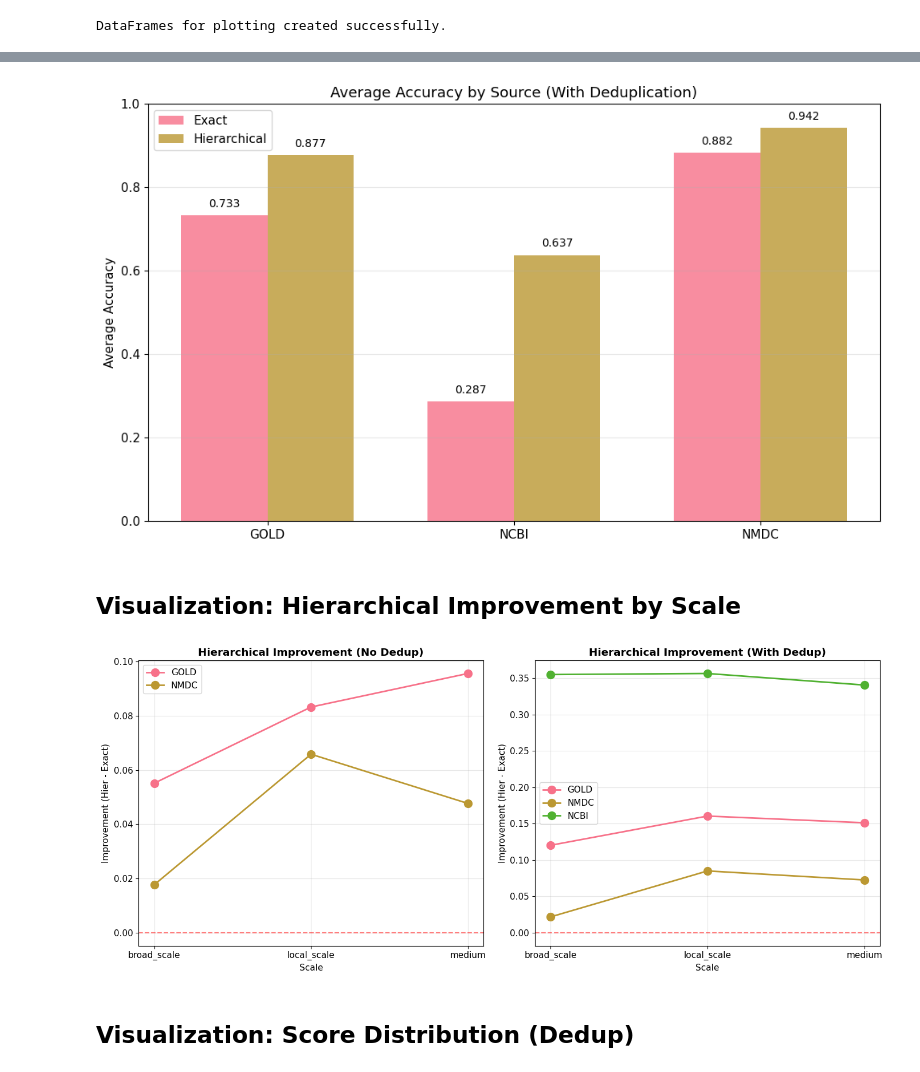
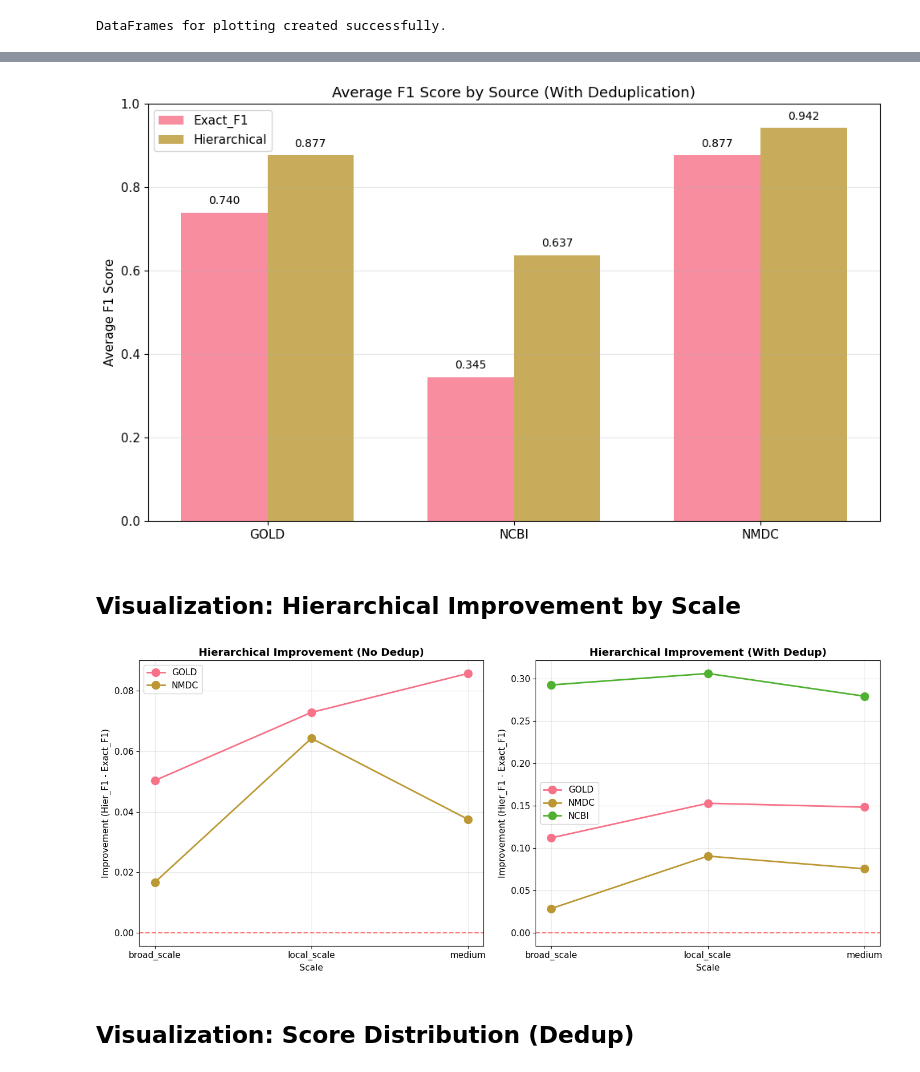
Before and after one commit to contextualizer-ai/env-embeddings, a Jupyter notebook: notebooks/rf_hierarchical_scoring.ipynb, the cells around one changed output, grey strips where cells are left out. Saved outputs shown, nothing was run; the diff lists cells and outputs as text; code cells hidden in the pictures.

```diff
--- a/notebooks/rf_hierarchical_scoring.ipynb
+++ b/notebooks/rf_hierarchical_scoring.ipynb
@@ -135,16 +135,16 @@ for source_name, df in datasets_no_dedup.items():
         y_pred = result['y_test_pred']
         scores = [hierarchical_score(pred, true, ontology)
                   for pred, true in zip(y_pred, y_test)]
-        hier_acc = np.mean(scores)
-        exact_acc = result['test_accuracy']
+        hier_f1 = np.mean(scores)
+        exact_f1 = result['test_f1']
 
         hier_results_no_dedup[source_name][scale] = {
-            'exact_acc': exact_acc,
-            'hier_acc': hier_acc,
-            'improvement': hier_acc - exact_acc,
+            'exact_f1': exact_f1,
+            'hier_f1': hier_f1,
+            'improvement': hier_f1 - exact_f1,
             'n_classes': result['n_classes'],
             'scores': scores,
         }
-        print(f'  {scale}: {exact_acc:.4f} -> {hier_acc:.4f} (+{hier_acc-exact_acc:.4f})')
+        print(f'  {scale}: {exact_f1:.4f} -> {hier_f1:.4f} (+{hier_f1-exact_f1:.4f})')
 # %% [output]
 Training: GOLD (no dedup)
@@ -180,16 +180,16 @@ for source_name, df in datasets_dedup.items():
         y_pred = result['y_test_pred']
         scores = [hierarchical_score(pred, true, ontology)
                   for pred, true in zip(y_pred, y_test)]
-        hier_acc = np.mean(scores)
-        exact_acc = result['test_accuracy']
+        hier_f1 = np.mean(scores)
+        exact_f1 = result['test_f1']
 
         hier_results_dedup[source_name][scale] = {
-            'exact_acc': exact_acc,
-            'hier_acc': hier_acc,
-            'improvement': hier_acc - exact_acc,
+            'exact_f1': exact_f1,
+            'hier_f1': hier_f1,
+            'improvement': hier_f1 - exact_f1,
             'n_classes': result['n_classes'],
             'scores': scores,
         }
-        print(f'  {scale}: {exact_acc:.4f} -> {hier_acc:.4f} (+{hier_acc-exact_acc:.4f})')
+        print(f'  {scale}: {exact_f1:.4f} -> {hier_f1:.4f} (+{hier_f1-exact_f1:.4f})')
 # %% [output]
 Training: GOLD (dedup)
@@ -214,8 +214,8 @@ for source, scales in hier_results_no_dedup.items():
         rows_no_dedup.append({
             'Source': source,
             'Scale': scale.replace('env_', ''),
-            'Exact': metrics['exact_acc'],
-            'Hier': metrics['hier_acc'],
+            'Exact_F1': metrics['exact_f1'],
+            'Hier_F1': metrics['hier_f1'],
             'Improvement': metrics['improvement']
         })
 df_no_dedup = pd.DataFrame(rows_no_dedup)
@@ -226,8 +226,8 @@ for source, scales in hier_results_dedup.items():
         rows_dedup.append({
             'Source': source,
             'Scale': scale.replace('env_', ''),
-            'Exact': metrics['exact_acc'],
-            'Hier': metrics['hier_acc'],
+            'Exact_F1': metrics['exact_f1'],
+            'Hier_F1': metrics['hier_f1'],
             'Improvement': metrics['improvement']
         })
 df_dedup = pd.DataFrame(rows_dedup)
@@ -241,7 +241,7 @@ for source in sorted(hier_results_dedup.keys()):
         score_data.append({
             'Source': source,
             'Scale': scale.replace('env_', ''),
-            'Exact_1.0': np.sum(scores == 1.0),
+            'Exact_F1_1.0': np.sum(scores == 1.0),
             '1hop_0.75': np.sum(scores == 0.75),
             '2hop_0.50': np.sum(scores == 0.50),
             '3+hop_0.25': np.sum(scores == 0.25),
@@ -338,64 +338,64 @@ ax.grid(axis='y', alpha=0.3)
 plt.tight_layout()
 plt.show()
 # %%
-summary_src = df_dedup.groupby('Source')[['Exact', 'Hier']].mean()
+summary_src = df_dedup.groupby('Source')[['Exact_F1', 'Hier_F1']].mean()
 
 fig, ax = plt.subplots(figsize=(10, 6))
-x = np.arrange(len(summary_src))
+x = np.arange(len(summary_src))
 width = 0.35
 
-ax.bar(x - width/2, summary_src['Exact'], width, label='Exact', alpha=0.8)
-ax.bar(x + width/2, summary_src['Hier'], width, label='Hierarchical', alpha=0.8)
+ax.bar(x - width/2, summary_src['Exact_F1'], width, label='Exact_F1', alpha=0.8)
+ax.bar(x + width/2, summary_src['Hier_F1'], width, label='Hierarchical', alpha=0.8)
 
-ax.set_ylabel('Average Accuracy')
-ax.set_title('Average Accuracy by Source (With Deduplication)')
+ax.set_ylabel('Average F1 Score')
+ax.set_title('Average F1 Score by Source (With Deduplication)')
 ax.set_xticks(x)
 ax.set_xticklabels(summary_src.index)
 ax.set_ylim(0, 1.0)
 ax.legend()
 ax.grid(axis='y', alpha=0.3)
 
-for i, (exact, hier) in enumerate(zip(summary_src['Exact'], summary_src['Hier'])):
+for i, (exact, hier) in enumerate(zip(summary_src['Exact_F1'], summary_src['Hier_F1'])):
     ax.text(i - width/2, exact + 0.02, f'{exact:.3f}', ha='center', fontsize=10)
     ax.text(i + width/2, hier + 0.02, f'{hier:.3f}', ha='center', fontsize=10)
 
 plt.tight_layout()
 plt.show()
 # %% [output]
-[figure, old version]
+[figure, new version]
 # %% [markdown]
 ## Visualization: Hierarchical Improvement by Scale
 # %%
 fig, (ax1, ax2) = plt.subplots(1, 2, figsize=(14, 6))
 
 for source in df_no_dedup['Source'].unique():
     data = df_no_dedup[df_no_dedup['Source'] == source]
     ax1.plot(data['Scale'], data['Improvement'], marker='o', linewidth=2,
             markersize=10, label=source)
 
 ax1.set_title('Hierarchical Improvement (No Dedup)', fontweight='bold')
 ax1.set_xlabel('Scale')
-ax1.set_ylabel('Improvement (Hier - Exact)')
+ax1.set_ylabel('Improvement (Hier_F1 - Exact_F1)')
 ax1.legend()
 ax1.grid(alpha=0.3)
 ax1.axhline(y=0, color='red', linestyle='--', alpha=0.5)
 
 for source in df_dedup['Source'].unique():
     data = df_dedup[df_dedup['Source'] == source]
     ax2.plot(data['Scale'], data['Improvement'], marker='o', linewidth=2,
             markersize=10, label=source)
 
 ax2.set_title('Hierarchical Improvement (With Dedup)', fontweight='bold')
 ax2.set_xlabel('Scale')
-ax2.set_ylabel('Improvement (Hier - Exact)')
+ax2.set_ylabel('Improvement (Hier_F1 - Exact_F1)')
 ax2.legend()
 ax2.grid(alpha=0.3)
 ax2.axhline(y=0, color='red', linestyle='--', alpha=0.5)
 
 plt.tight_layout()
 plt.show()
 # %% [output]
-[figure, old version]
+[figure, new version]
 # %% [markdown]
 ## Visualization: Score Distribution (Dedup)
 # %%
```
Also changed, not shown: parts of 14 cells of this notebook, 4 other files.
